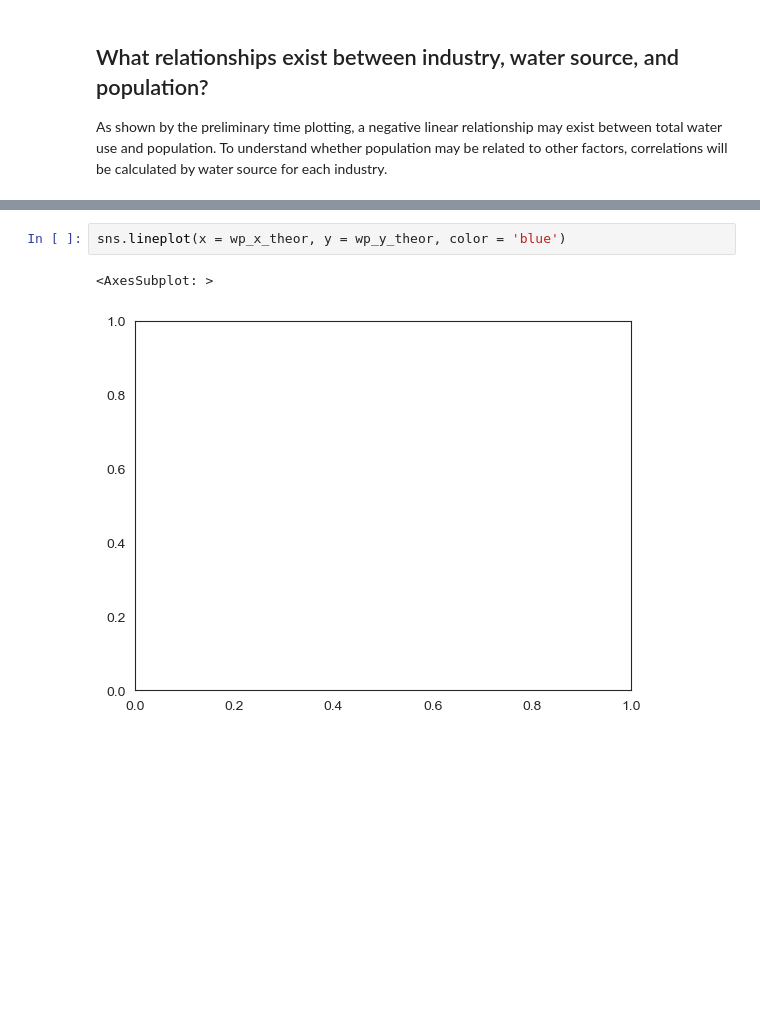
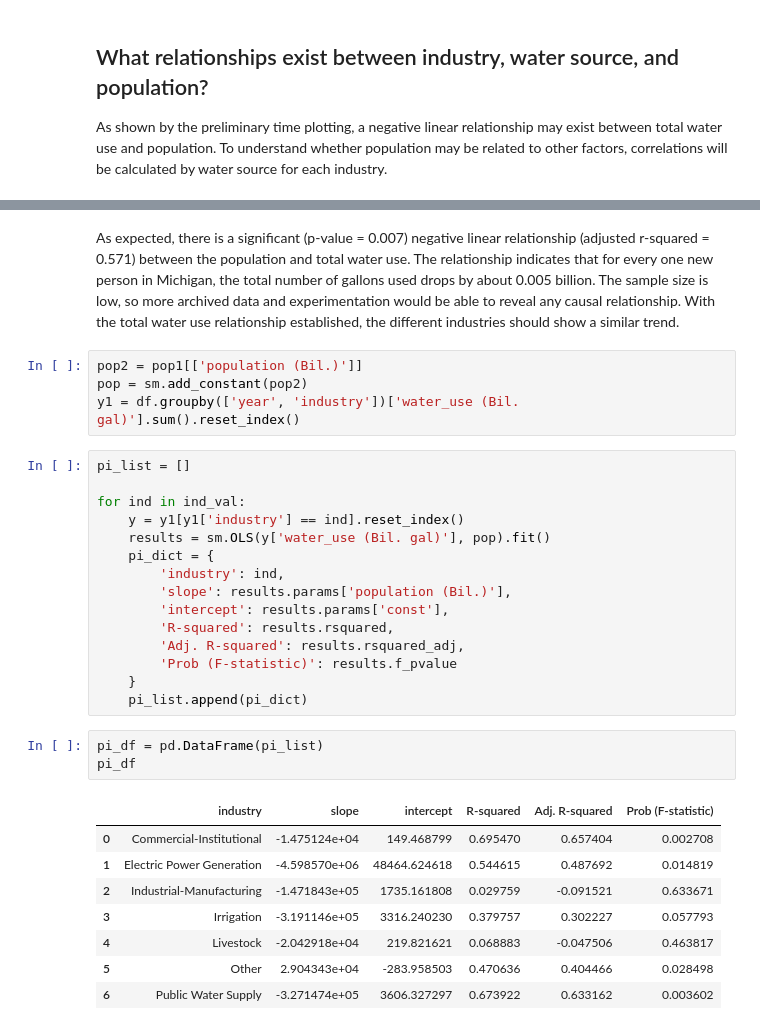
Before and after one commit to jpjavier23/michigan_water_use, a Jupyter notebook: michigan_water_use.ipynb, the cells around one changed output, grey strips where cells are left out. Drawn from its saved outputs; the diff is of its cells as text; blank space fills up the shorter version.

```diff
--- a/michigan_water_use.ipynb
+++ b/michigan_water_use.ipynb
@@ -577,5 +603,33 @@ array([], dtype=float64)
-# %%
-sns.lineplot(x = wp_x_theor, y = wp_y_theor, color = 'blue')
-# %% [output]
-<AxesSubplot: >
-[figure, removed]
+# %% [markdown]
+As expected, there is a significant (p-value = 0.007) negative linear relationship (adjusted r-squared = 0.571) between the population and total water use. The relationship indicates that for every one new person in Michigan, the total number of gallons used drops by about 0.005 billion. The sample size is low, so more archived data and experimentation would be able to reveal any causal relationship. With the total water use relationship established, the different industries should show a similar trend.
+# %%
+pop2 = pop1[['population (Bil.)']]
+pop = sm.add_constant(pop2)
+y1 = df.groupby(['year', 'industry'])['water_use (Bil. gal)'].sum().reset_index()
+# %%
+pi_list = []
+
+for ind in ind_val:
+    y = y1[y1['industry'] == ind].reset_index()
+    results = sm.OLS(y['water_use (Bil. gal)'], pop).fit()
+    pi_dict = {
+        'industry': ind,
+        'slope': results.params['population (Bil.)'],
+        'intercept': results.params['const'],
+        'R-squared': results.rsquared,
+        'Adj. R-squared': results.rsquared_adj,
+        'Prob (F-statistic)': results.f_pvalue
+    }
+    pi_list.append(pi_dict)
+# %%
+pi_df = pd.DataFrame(pi_list)
+pi_df
+# %% [output]
+|  | industry | slope | intercept | R-squared | Adj. R-squared | Prob (F-statistic) |
+| 0 | Commercial-Institutional | -1.475124e+04 | 149.468799 | 0.695470 | 0.657404 | 0.002708 |
+| 1 | Electric Power Generation | -4.598570e+06 | 48464.624618 | 0.544615 | 0.487692 | 0.014819 |
+| 2 | Industrial-Manufacturing | -1.471843e+05 | 1735.161808 | 0.029759 | -0.091521 | 0.633671 |
+| 3 | Irrigation | -3.191146e+05 | 3316.240230 | 0.379757 | 0.302227 | 0.057793 |
+| 4 | Livestock | -2.042918e+04 | 219.821621 | 0.068883 | -0.047506 | 0.463817 |
+| 5 | Other | 2.904343e+04 | -283.958503 | 0.470636 | 0.404466 | 0.028498 |
+| 6 | Public Water Supply | -3.271474e+05 | 3606.327297 | 0.673922 | 0.633162 | 0.003602 |
```
Also changed, not shown: parts of 11 cells of this notebook, 1 other file.
